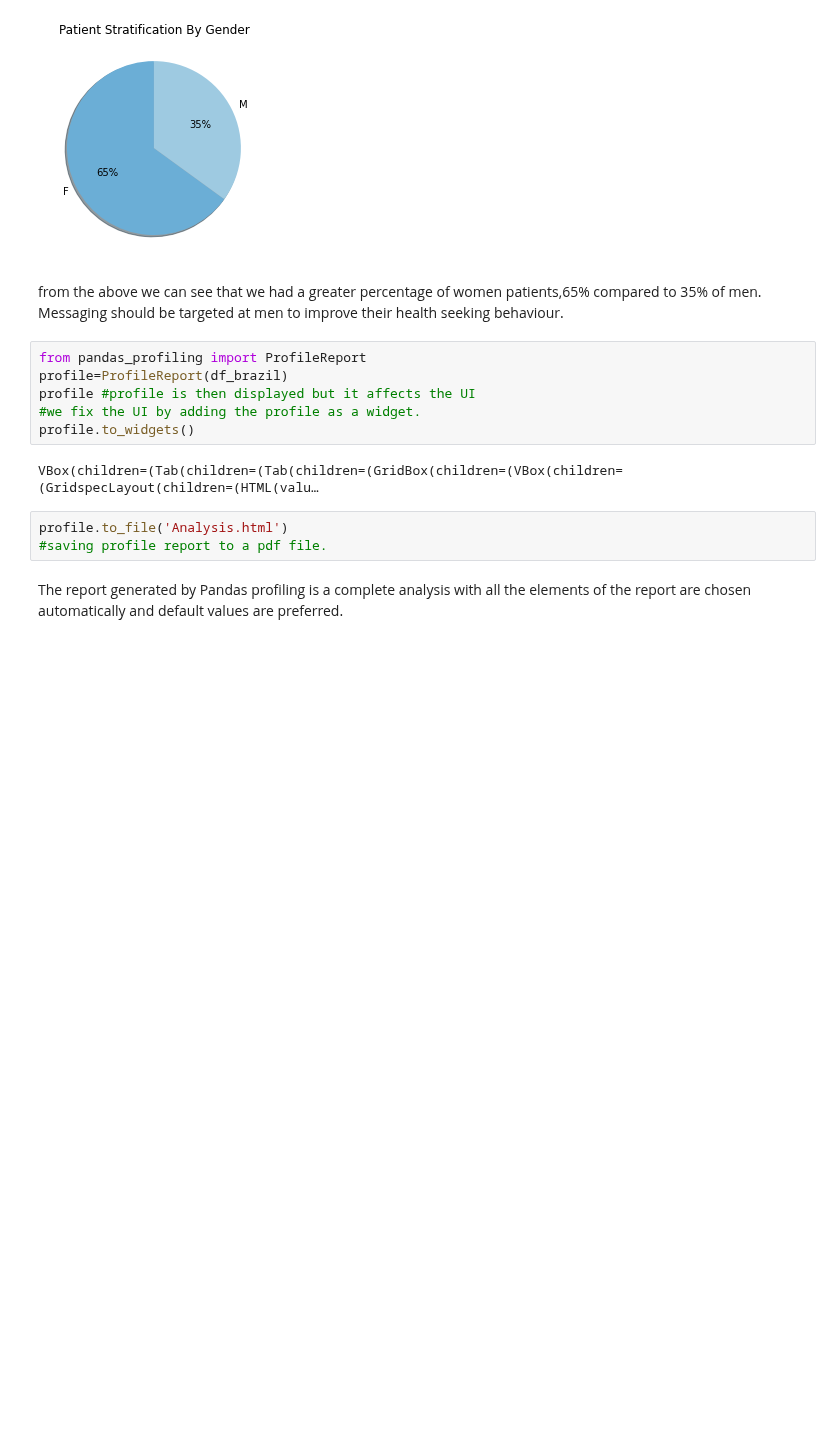
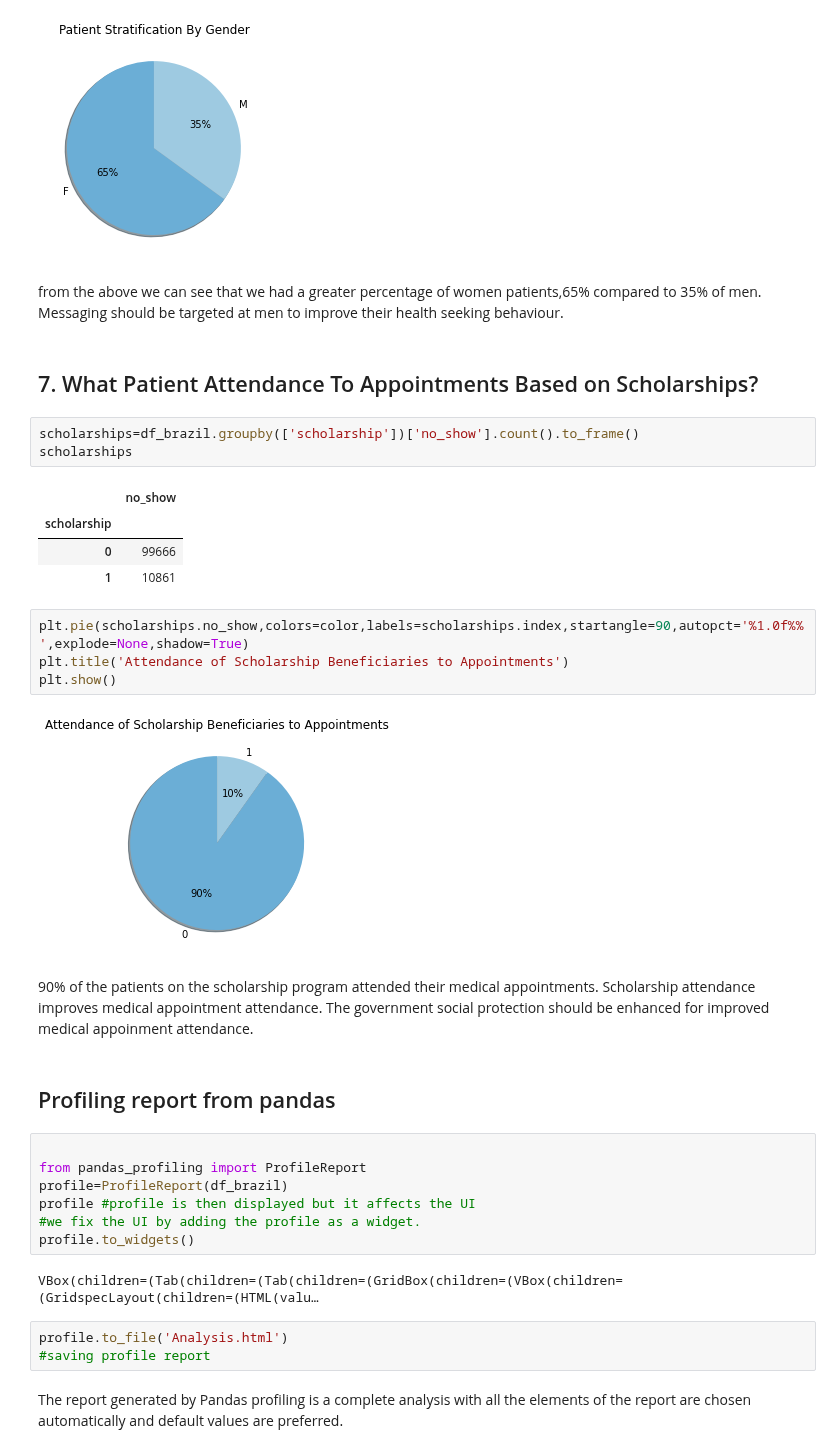
Before and after one commit to ochanyo/-Health-Data-Stories-A-case-of-Patient-Medical-Appointment-Attendance-In-Brazil, a Jupyter notebook: Data Exploration and Understanding Notebook.ipynb, the cells around one changed output. Cells and saved outputs as stored; diff of their text form; blank space fills up the shorter version.

```diff
--- a/Data Exploration and Understanding Notebook.ipynb
+++ b/Data Exploration and Understanding Notebook.ipynb
@@ -454,7 +454,30 @@ plt.show()
 # %% [markdown]
 from the above we can see that we had a greater percentage of women patients,65% compared to 35% of men.
 Messaging should be targeted at men to improve their health seeking behaviour.
+# %% [markdown]
+## 7. What Patient Attendance To Appointments Based on Scholarships?
+# %%
+scholarships=df_brazil.groupby(['scholarship'])['no_show'].count().to_frame()
+scholarships
+# %% [output]
+|  | no_show |
+| scholarship |  |
+| 0 | 99666 |
+| 1 | 10861 |
+# %%
+plt.pie(scholarships.no_show,colors=color,labels=scholarships.index,startangle=90,autopct='%1.0f%%',explode=None,shadow=True)
+plt.title('Attendance of Scholarship Beneficiaries to Appointments')
+plt.show()
+# %% [output]
+[figure, added]
+# %% [markdown]
+90% of the patients on the scholarship program attended their medical appointments.
+Scholarship attendance improves medical appointment attendance.
+The government social protection should be enhanced for improved medical appoinment attendance.
+# %% [markdown]
+## Profiling report from pandas
 # %%
+
 from pandas_profiling import ProfileReport
 profile=ProfileReport(df_brazil)
 profile #profile is then displayed but it affects the UI
@@ -464,7 +487,7 @@ profile.to_widgets()
 VBox(children=(Tab(children=(Tab(children=(GridBox(children=(VBox(children=(GridspecLayout(children=(HTML(valu…
 # %%
 profile.to_file('Analysis.html')
-#saving profile report to a pdf file.
+#saving profile report
 # %% [markdown]
 The report generated by Pandas profiling is a complete analysis with all the elements of the report are chosen automatically and default values are preferred.
 # %% [markdown]
```
Also changed, not shown: 2 other files.
